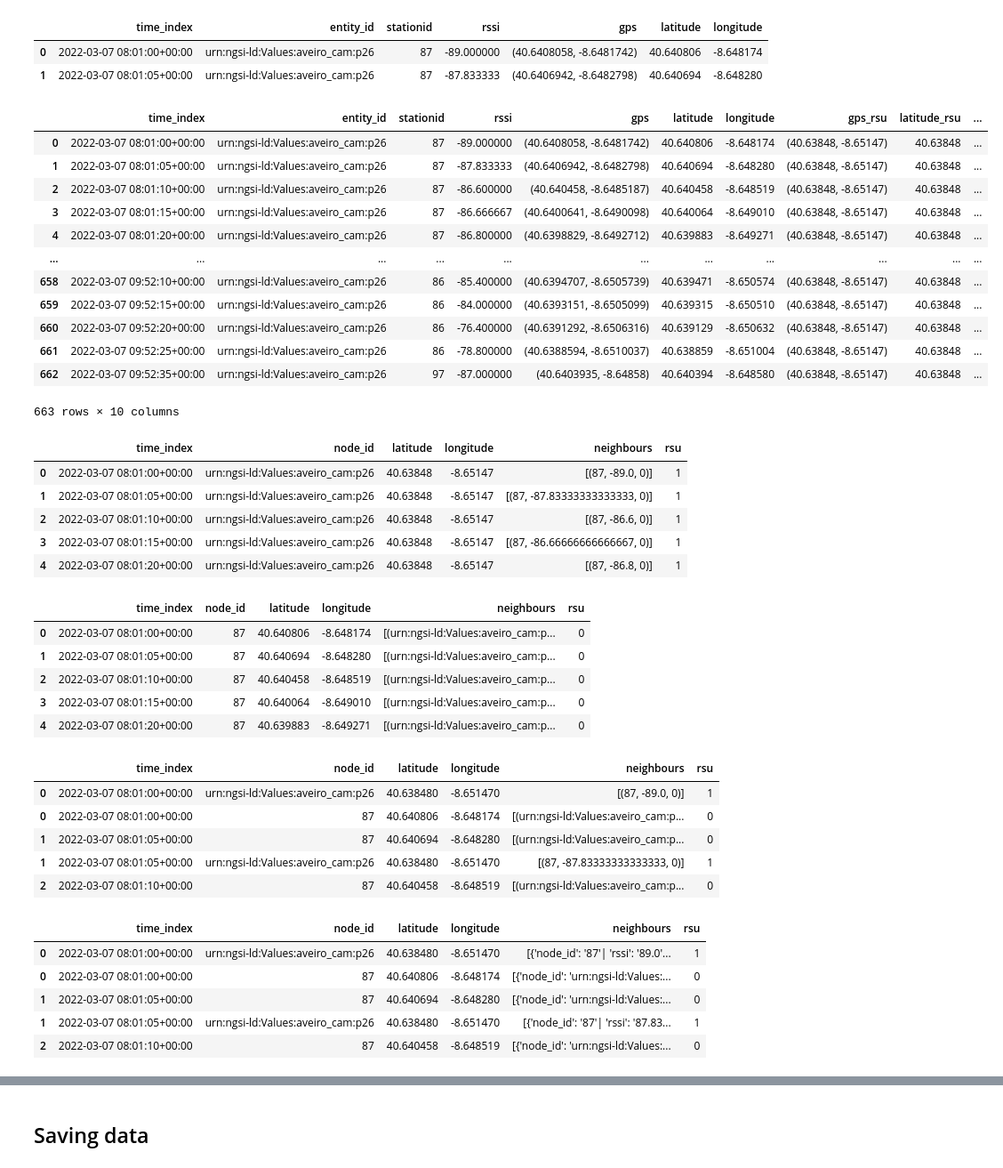
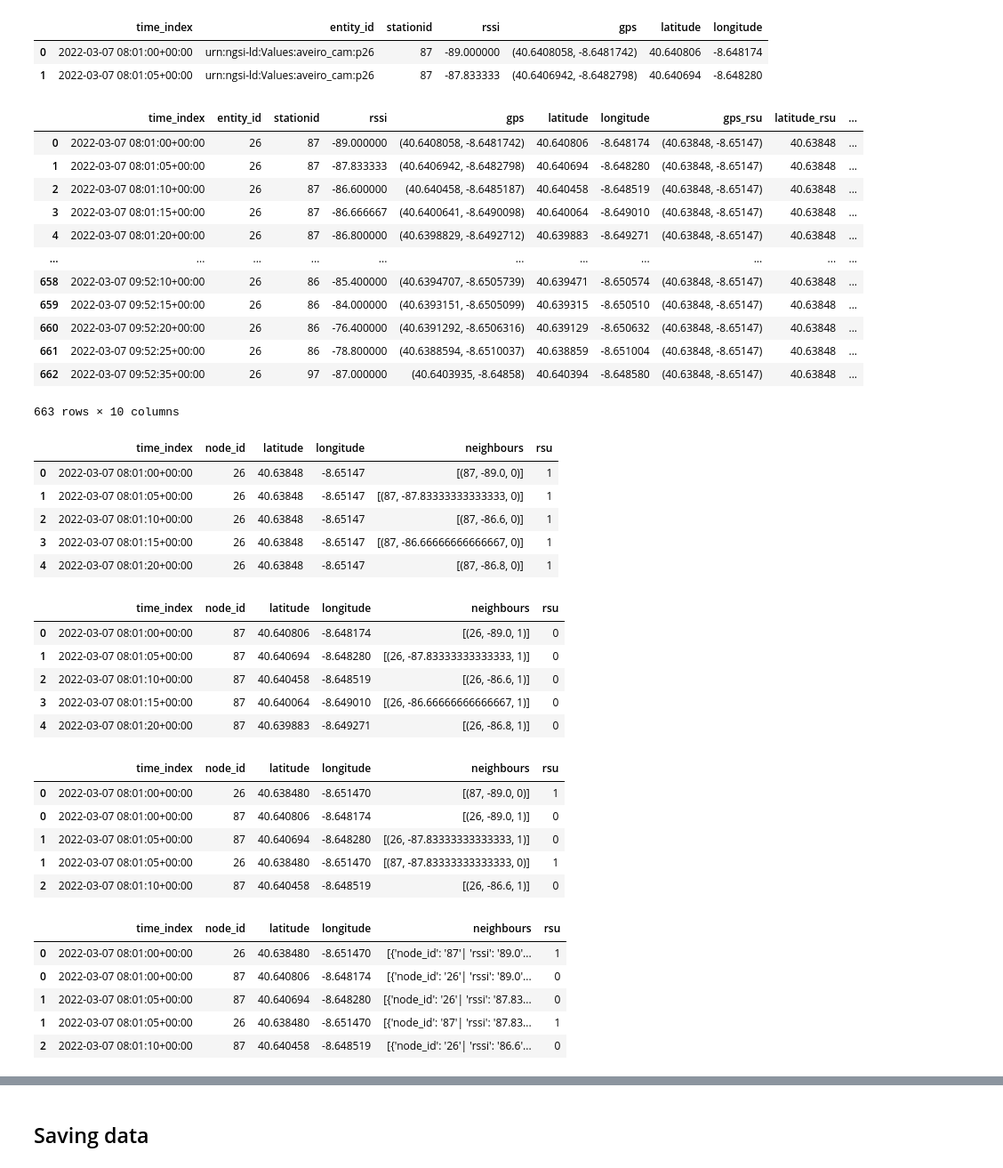
Before and after one commit to anafsa/mobility_data_converter, a Jupyter notebook: notebooks/converter.ipynb, the cells around one changed output, grey strips where cells are left out. Shown at 89% size. Saved outputs shown, nothing was run; the diff lists cells and outputs as text; code cells hidden in the pictures.

```diff
--- a/notebooks/converter.ipynb
+++ b/notebooks/converter.ipynb
@@ -148,22 +150,23 @@ df.head(2)
 # %%
 # add rsu location
 df['gps_rsu'] = df['entity_id'].str.split(':', expand=True)[4].apply(lambda pid: rsu_locations.get(pid))
+df['entity_id'] = df['entity_id'].str.split(':', expand=True)[4].str[1:]
 for n, col in enumerate(['latitude_rsu', 'longitude_rsu']): # extract lat, lon from gps
     df[col] = df['gps_rsu'].apply(lambda location: location[n])
 df
 # %% [output]
 |  | time_index | entity_id | stationid | rssi | gps | latitude | longitude | gps_rsu | latitude_rsu | ... |
-| 0 | 2022-03-07 08:01:00+00:00 | urn:ngsi-ld:Values:aveiro_cam:p26 | 87 | -89.000000 | (40.6408058, -8.6481742) | 40.640806 | -8.648174 | (40.63848, -8.65147) | 40.63848 | ... |
-| 1 | 2022-03-07 08:01:05+00:00 | urn:ngsi-ld:Values:aveiro_cam:p26 | 87 | -87.833333 | (40.6406942, -8.6482798) | 40.640694 | -8.648280 | (40.63848, -8.65147) | 40.63848 | ... |
-| 2 | 2022-03-07 08:01:10+00:00 | urn:ngsi-ld:Values:aveiro_cam:p26 | 87 | -86.600000 | (40.640458, -8.6485187) | 40.640458 | -8.648519 | (40.63848, -8.65147) | 40.63848 | ... |
-| 3 | 2022-03-07 08:01:15+00:00 | urn:ngsi-ld:Values:aveiro_cam:p26 | 87 | -86.666667 | (40.6400641, -8.6490098) | 40.640064 | -8.649010 | (40.63848, -8.65147) | 40.63848 | ... |
-| 4 | 2022-03-07 08:01:20+00:00 | urn:ngsi-ld:Values:aveiro_cam:p26 | 87 | -86.800000 | (40.6398829, -8.6492712) | 40.639883 | -8.649271 | (40.63848, -8.65147) | 40.63848 | ... |
+| 0 | 2022-03-07 08:01:00+00:00 | 26 | 87 | -89.000000 | (40.6408058, -8.6481742) | 40.640806 | -8.648174 | (40.63848, -8.65147) | 40.63848 | ... |
+| 1 | 2022-03-07 08:01:05+00:00 | 26 | 87 | -87.833333 | (40.6406942, -8.6482798) | 40.640694 | -8.648280 | (40.63848, -8.65147) | 40.63848 | ... |
+| 2 | 2022-03-07 08:01:10+00:00 | 26 | 87 | -86.600000 | (40.640458, -8.6485187) | 40.640458 | -8.648519 | (40.63848, -8.65147) | 40.63848 | ... |
+| 3 | 2022-03-07 08:01:15+00:00 | 26 | 87 | -86.666667 | (40.6400641, -8.6490098) | 40.640064 | -8.649010 | (40.63848, -8.65147) | 40.63848 | ... |
+| 4 | 2022-03-07 08:01:20+00:00 | 26 | 87 | -86.800000 | (40.6398829, -8.6492712) | 40.639883 | -8.649271 | (40.63848, -8.65147) | 40.63848 | ... |
 | ... | ... | ... | ... | ... | ... | ... | ... | ... | ... | ... |
-| 658 | 2022-03-07 09:52:10+00:00 | urn:ngsi-ld:Values:aveiro_cam:p26 | 86 | -85.400000 | (40.6394707, -8.6505739) | 40.639471 | -8.650574 | (40.63848, -8.65147) | 40.63848 | ... |
-| 659 | 2022-03-07 09:52:15+00:00 | urn:ngsi-ld:Values:aveiro_cam:p26 | 86 | -84.000000 | (40.6393151, -8.6505099) | 40.639315 | -8.650510 | (40.63848, -8.65147) | 40.63848 | ... |
-| 660 | 2022-03-07 09:52:20+00:00 | urn:ngsi-ld:Values:aveiro_cam:p26 | 86 | -76.400000 | (40.6391292, -8.6506316) | 40.639129 | -8.650632 | (40.63848, -8.65147) | 40.63848 | ... |
-| 661 | 2022-03-07 09:52:25+00:00 | urn:ngsi-ld:Values:aveiro_cam:p26 | 86 | -78.800000 | (40.6388594, -8.6510037) | 40.638859 | -8.651004 | (40.63848, -8.65147) | 40.63848 | ... |
-| 662 | 2022-03-07 09:52:35+00:00 | urn:ngsi-ld:Values:aveiro_cam:p26 | 97 | -87.000000 | (40.6403935, -8.64858) | 40.640394 | -8.648580 | (40.63848, -8.65147) | 40.63848 | ... |
+| 658 | 2022-03-07 09:52:10+00:00 | 26 | 86 | -85.400000 | (40.6394707, -8.6505739) | 40.639471 | -8.650574 | (40.63848, -8.65147) | 40.63848 | ... |
+| 659 | 2022-03-07 09:52:15+00:00 | 26 | 86 | -84.000000 | (40.6393151, -8.6505099) | 40.639315 | -8.650510 | (40.63848, -8.65147) | 40.63848 | ... |
+| 660 | 2022-03-07 09:52:20+00:00 | 26 | 86 | -76.400000 | (40.6391292, -8.6506316) | 40.639129 | -8.650632 | (40.63848, -8.65147) | 40.63848 | ... |
+| 661 | 2022-03-07 09:52:25+00:00 | 26 | 86 | -78.800000 | (40.6388594, -8.6510037) | 40.638859 | -8.651004 | (40.63848, -8.65147) | 40.63848 | ... |
+| 662 | 2022-03-07 09:52:35+00:00 | 26 | 97 | -87.000000 | (40.6403935, -8.64858) | 40.640394 | -8.648580 | (40.63848, -8.65147) | 40.63848 | ... |
 663 rows × 10 columns
 # %%
 def rsu_to_node_id(df):
@@ -180,11 +183,11 @@ df_rsus = rsu_to_node_id(df)
 df_rsus.head()
 # %% [output]
 |  | time_index | node_id | latitude | longitude | neighbours | rsu |
-| 0 | 2022-03-07 08:01:00+00:00 | urn:ngsi-ld:Values:aveiro_cam:p26 | 40.63848 | -8.65147 | [(87, -89.0, 0)] | 1 |
-| 1 | 2022-03-07 08:01:05+00:00 | urn:ngsi-ld:Values:aveiro_cam:p26 | 40.63848 | -8.65147 | [(87, -87.83333333333333, 0)] | 1 |
-| 2 | 2022-03-07 08:01:10+00:00 | urn:ngsi-ld:Values:aveiro_cam:p26 | 40.63848 | -8.65147 | [(87, -86.6, 0)] | 1 |
-| 3 | 2022-03-07 08:01:15+00:00 | urn:ngsi-ld:Values:aveiro_cam:p26 | 40.63848 | -8.65147 | [(87, -86.66666666666667, 0)] | 1 |
-| 4 | 2022-03-07 08:01:20+00:00 | urn:ngsi-ld:Values:aveiro_cam:p26 | 40.63848 | -8.65147 | [(87, -86.8, 0)] | 1 |
+| 0 | 2022-03-07 08:01:00+00:00 | 26 | 40.63848 | -8.65147 | [(87, -89.0, 0)] | 1 |
+| 1 | 2022-03-07 08:01:05+00:00 | 26 | 40.63848 | -8.65147 | [(87, -87.83333333333333, 0)] | 1 |
+| 2 | 2022-03-07 08:01:10+00:00 | 26 | 40.63848 | -8.65147 | [(87, -86.6, 0)] | 1 |
+| 3 | 2022-03-07 08:01:15+00:00 | 26 | 40.63848 | -8.65147 | [(87, -86.66666666666667, 0)] | 1 |
+| 4 | 2022-03-07 08:01:20+00:00 | 26 | 40.63848 | -8.65147 | [(87, -86.8, 0)] | 1 |
 # %%
 def obu_to_node_id(df):
     _df = df.copy()
@@ -200,11 +203,11 @@ df_obus = obu_to_node_id(df)
 df_obus.head()
 # %% [output]
 |  | time_index | node_id | latitude | longitude | neighbours | rsu |
-| 0 | 2022-03-07 08:01:00+00:00 | 87 | 40.640806 | -8.648174 | [(urn:ngsi-ld:Values:aveiro_cam:p... | 0 |
-| 1 | 2022-03-07 08:01:05+00:00 | 87 | 40.640694 | -8.648280 | [(urn:ngsi-ld:Values:aveiro_cam:p... | 0 |
-| 2 | 2022-03-07 08:01:10+00:00 | 87 | 40.640458 | -8.648519 | [(urn:ngsi-ld:Values:aveiro_cam:p... | 0 |
-| 3 | 2022-03-07 08:01:15+00:00 | 87 | 40.640064 | -8.649010 | [(urn:ngsi-ld:Values:aveiro_cam:p... | 0 |
-| 4 | 2022-03-07 08:01:20+00:00 | 87 | 40.639883 | -8.649271 | [(urn:ngsi-ld:Values:aveiro_cam:p... | 0 |
+| 0 | 2022-03-07 08:01:00+00:00 | 87 | 40.640806 | -8.648174 | [(26, -89.0, 1)] | 0 |
+| 1 | 2022-03-07 08:01:05+00:00 | 87 | 40.640694 | -8.648280 | [(26, -87.83333333333333, 1)] | 0 |
+| 2 | 2022-03-07 08:01:10+00:00 | 87 | 40.640458 | -8.648519 | [(26, -86.6, 1)] | 0 |
+| 3 | 2022-03-07 08:01:15+00:00 | 87 | 40.640064 | -8.649010 | [(26, -86.66666666666667, 1)] | 0 |
+| 4 | 2022-03-07 08:01:20+00:00 | 87 | 40.639883 | -8.649271 | [(26, -86.8, 1)] | 0 |
 # %%
 # Concatenate df_rsus with df_obus
 df_nodes = pd.concat([df_rsus, df_obus])
@@ -212,11 +215,11 @@ df_nodes = df_nodes.sort_values(by='time_index')
 df_nodes.head()
 # %% [output]
 |  | time_index | node_id | latitude | longitude | neighbours | rsu |
-| 0 | 2022-03-07 08:01:00+00:00 | urn:ngsi-ld:Values:aveiro_cam:p26 | 40.638480 | -8.651470 | [(87, -89.0, 0)] | 1 |
-| 0 | 2022-03-07 08:01:00+00:00 | 87 | 40.640806 | -8.648174 | [(urn:ngsi-ld:Values:aveiro_cam:p... | 0 |
-| 1 | 2022-03-07 08:01:05+00:00 | 87 | 40.640694 | -8.648280 | [(urn:ngsi-ld:Values:aveiro_cam:p... | 0 |
-| 1 | 2022-03-07 08:01:05+00:00 | urn:ngsi-ld:Values:aveiro_cam:p26 | 40.638480 | -8.651470 | [(87, -87.83333333333333, 0)] | 1 |
-| 2 | 2022-03-07 08:01:10+00:00 | 87 | 40.640458 | -8.648519 | [(urn:ngsi-ld:Values:aveiro_cam:p... | 0 |
+| 0 | 2022-03-07 08:01:00+00:00 | 26 | 40.638480 | -8.651470 | [(87, -89.0, 0)] | 1 |
+| 0 | 2022-03-07 08:01:00+00:00 | 87 | 40.640806 | -8.648174 | [(26, -89.0, 1)] | 0 |
+| 1 | 2022-03-07 08:01:05+00:00 | 87 | 40.640694 | -8.648280 | [(26, -87.83333333333333, 1)] | 0 |
+| 1 | 2022-03-07 08:01:05+00:00 | 26 | 40.638480 | -8.651470 | [(87, -87.83333333333333, 0)] | 1 |
+| 2 | 2022-03-07 08:01:10+00:00 | 87 | 40.640458 | -8.648519 | [(26, -86.6, 1)] | 0 |
 # %%
 def list_to_neighbour_format(l):
     txt = "["
@@ -233,8 +236,8 @@ df_nodes['neighbours'] = df_nodes['neighbours'].apply(lambda x :list_to_neighbou
 df_nodes.head()
 # %% [output]
 |  | time_index | node_id | latitude | longitude | neighbours | rsu |
-| 0 | 2022-03-07 08:01:00+00:00 | urn:ngsi-ld:Values:aveiro_cam:p26 | 40.638480 | -8.651470 | [{'node_id': '87'| 'rssi': '89.0'... | 1 |
-| 0 | 2022-03-07 08:01:00+00:00 | 87 | 40.640806 | -8.648174 | [{'node_id': 'urn:ngsi-ld:Values:... | 0 |
-| 1 | 2022-03-07 08:01:05+00:00 | 87 | 40.640694 | -8.648280 | [{'node_id': 'urn:ngsi-ld:Values:... | 0 |
-| 1 | 2022-03-07 08:01:05+00:00 | urn:ngsi-ld:Values:aveiro_cam:p26 | 40.638480 | -8.651470 | [{'node_id': '87'| 'rssi': '87.83... | 1 |
-| 2 | 2022-03-07 08:01:10+00:00 | 87 | 40.640458 | -8.648519 | [{'node_id': 'urn:ngsi-ld:Values:... | 0 |
+| 0 | 2022-03-07 08:01:00+00:00 | 26 | 40.638480 | -8.651470 | [{'node_id': '87'| 'rssi': '89.0'... | 1 |
+| 0 | 2022-03-07 08:01:00+00:00 | 87 | 40.640806 | -8.648174 | [{'node_id': '26'| 'rssi': '89.0'... | 0 |
+| 1 | 2022-03-07 08:01:05+00:00 | 87 | 40.640694 | -8.648280 | [{'node_id': '26'| 'rssi': '87.83... | 0 |
+| 1 | 2022-03-07 08:01:05+00:00 | 26 | 40.638480 | -8.651470 | [{'node_id': '87'| 'rssi': '87.83... | 1 |
+| 2 | 2022-03-07 08:01:10+00:00 | 87 | 40.640458 | -8.648519 | [{'node_id': '26'| 'rssi': '86.6'... | 0 |
```
Also changed, not shown: parts of 2 cells of this notebook.
